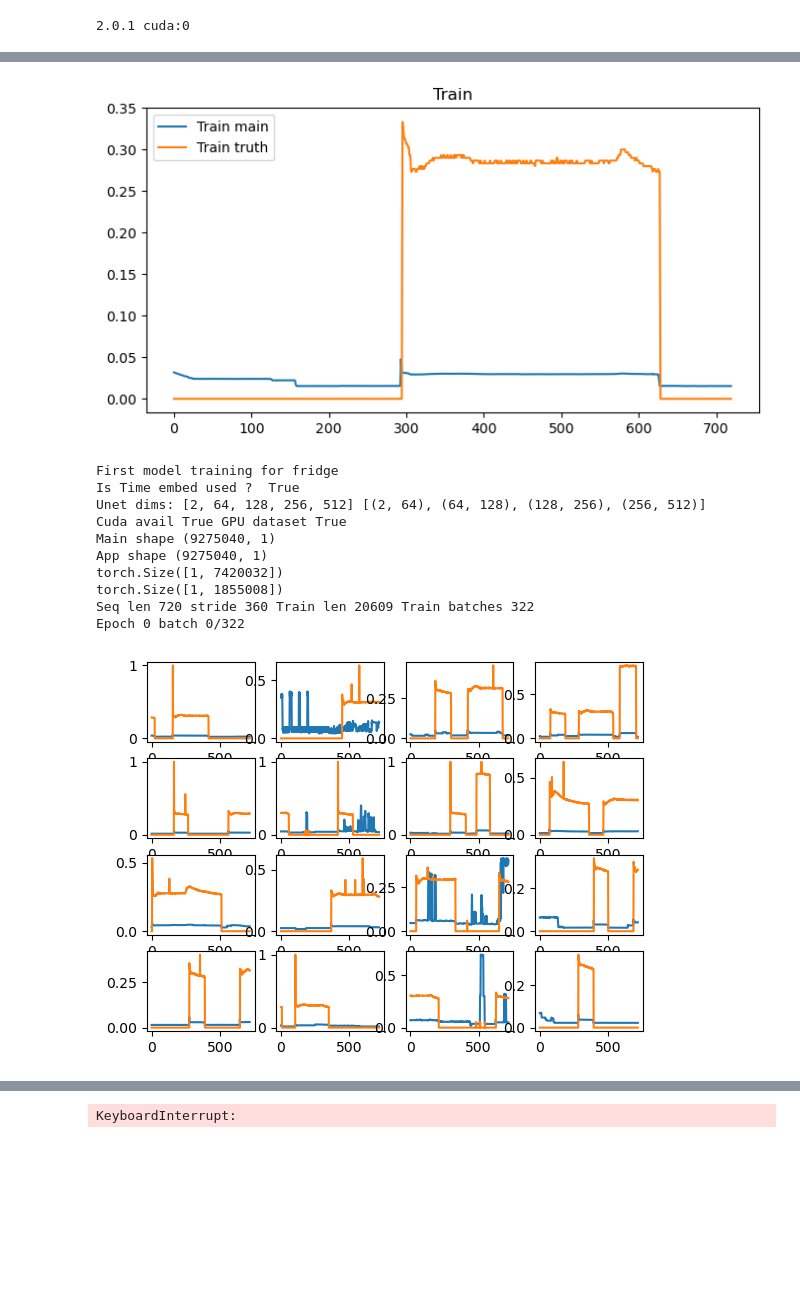
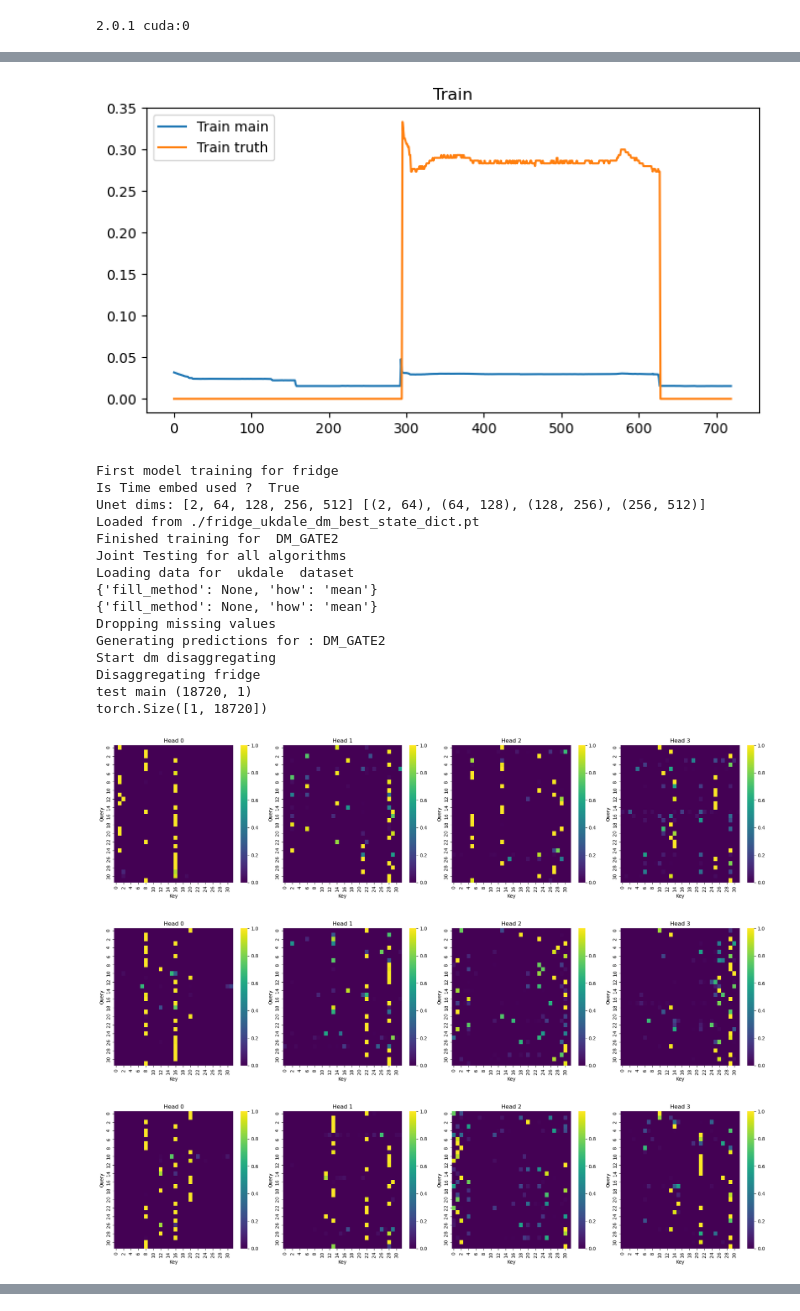
Before and after one commit to ZhangBohan233/NeuralNILM_Pytorch, a Jupyter notebook: gated2.ipynb, the cells around one changed output, grey strips where cells are left out. Cells and saved outputs as stored; diff of their text form; code cells hidden in the pictures; blank space fills up the shorter version.

```diff
--- a/gated2.ipynb
+++ b/gated2.ipynb
@@ -32,6 +32,8 @@ print(torch.__version__, device)
 # %% [output]
 2.0.1 cuda:0
 # %%
+DATASET_NAME = 'ukdale'
+
 e = {
     # Specify power type, sample rate and disaggregated appliance
     'power': {
@@ -42,11 +44,10 @@ e = {
     },
     'sample_rate': 6,
     'appliances': ['fridge'],
-    # 'appliances': ['fridge'],
-    # 'appliances': ['washing machine'],
+    # 'appliances': ['dish washer'],
     # Universally no pre-training
     'pre_trained': False,
-    "app_meta": utils.APP_META["ukdale"],
+    "app_meta": utils.APP_META[DATASET_NAME],
     # Specify algorithm hyper-parameters
     # 'gater':
     #     # "GaterSGN": GaterSGN(
@@ -55,9 +56,9 @@ e = {
     #     ,
     'methods': {
         "DM_GATE2": DM_GATE2(
-            {'n_epochs': 1, 'batch_size': 64, 'sequence_length': 720, 'overlapping_step': 360,
-            'test_only': False, 'fine_tune': False, 'src_rate': 0.5, 'lr': 3e-5, "sampler": "ddim",
-            "app_meta": utils.APP_META["ukdale"], 'filter_train': False, 'note': 'ukdale'})
+            {'n_epochs': 50, 'batch_size': 64, 'sequence_length': 720, 'overlapping_step': 360,
+            'test_only': True, 'fine_tune': False, 'src_rate': 0.5, 'lr': 3e-5, "sampler": "ddim", "patience": 3,
+            "app_meta": utils.APP_META[DATASET_NAME], 'filter_train': False, 'note': DATASET_NAME})
          },
     # Specify train and test data
     'train': {
@@ -114,8 +115,8 @@ e = {
               'buildings': {
                     2: {
                           'start_time': '2013-05-25 18:00',
-                        #   'end_time': '2013-05-27 00:00'
-                          'end_time': '2013-09-30 00:00'
+                          'end_time': '2013-05-27 00:00'
+                        #   'end_time': '2013-09-30 00:00'
                     },
                 }
               },
@@ -137,38 +138,45 @@ e = {
         },
         # Specify evaluation metrics
         'metrics': ['mae', 'accuracy', 'f1score', 'recall', 'precision', 'nep', 'MCC']
     }
 }
 
 API(e)
 # %% [output]
 DM_GATE2
 Started training for  DM_GATE2
 Joint training for  DM_GATE2
 ............... Loading Data for training ...................
 Loading data for  ukdale  dataset
 Loading building ...  1
 {'fill_method': None, 'how': 'mean'}
 {'fill_method': None, 'how': 'mean'}
 Dropping missing values
 Train Jointly
 Loading building ...  5
 {'fill_method': None, 'how': 'mean'}
 {'fill_method': None, 'how': 'mean'}
 Dropping missing values
 Train Jointly
 Doing Preprocessing
 Train df <class 'list'>
 Train main (9275040, 1)
 [figure]
 First model training for fridge
 Is Time embed used ?  True
 Unet dims: [2, 64, 128, 256, 512] [(2, 64), (64, 128), (128, 256), (256, 512)]
-Cuda avail True GPU dataset True
-Main shape (9275040, 1)
-App shape (9275040, 1)
-torch.Size([1, 7420032])
-torch.Size([1, 1855008])
-Seq len 720 stride 360 Train len 20609 Train batches 322
-Epoch 0 batch 0/322
+Loaded from ./fridge_ukdale_dm_best_state_dict.pt
+Finished training for  DM_GATE2
+Joint Testing for all algorithms
+Loading data for  ukdale  dataset
+{'fill_method': None, 'how': 'mean'}
+{'fill_method': None, 'how': 'mean'}
+Dropping missing values
+Generating predictions for : DM_GATE2
+Start dm disaggregating
+Disaggregating fridge
+test main (18720, 1)
+torch.Size([1, 18720])
-[figure, old version]
+[figure, new version]
+[figure, added]
+[figure, added]
@@ -176 +189,0 @@ Epoch 0 batch 52/322
-KeyboardInterrupt:
```
Also changed, not shown: parts of 1 cell of this notebook, 57 other files.
